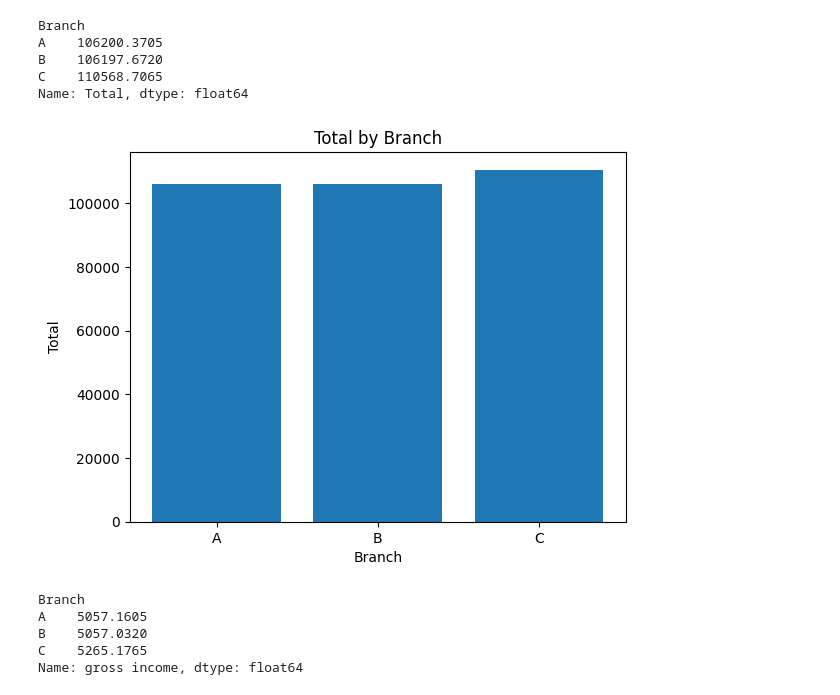
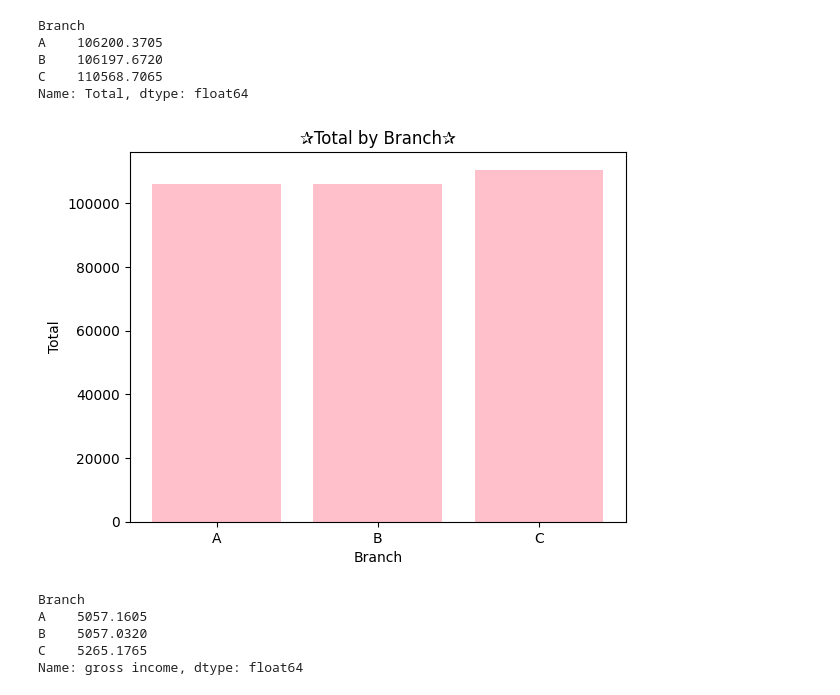
Before and after one commit to irisdev06/Super-Market-Data-Analysis, a Jupyter notebook: SuperNovaMartSalesAnalysis .ipynb, the cells around one changed output. Saved outputs shown, nothing was run; the diff lists cells and outputs as text; code cells hidden in the pictures.

```diff
--- a/SuperNovaMartSalesAnalysis .ipynb
+++ b/SuperNovaMartSalesAnalysis .ipynb
@@ -191,13 +175,13 @@ B    106197.6720
 C    110568.7065
 Name: Total, dtype: float64
 # %%
-plt.bar(TotalbyBranch.index, TotalbyBranch.values)
+plt.bar(TotalbyBranch.index, TotalbyBranch.values, color= 'pink')
 plt.xlabel('Branch')
 plt.ylabel('Total')
-plt.title('Total by Branch')
+plt.title('✰Total by Branch✰')
 plt.show()
 # %% [output]
-[figure, old version]
+[figure, new version]
 # %%
 GrossIncomebyBranch = data.groupby('Branch')['gross income'].sum()
 print(GrossIncomebyBranch)
```
Also changed, not shown: parts of 13 cells of this notebook.
